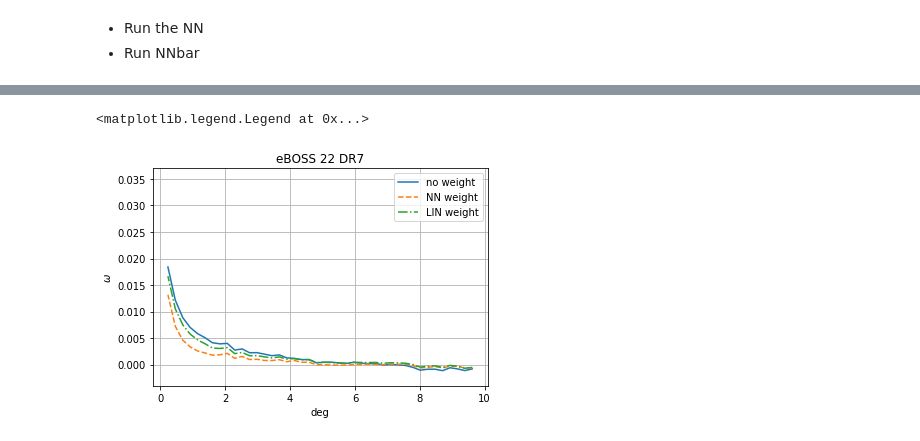
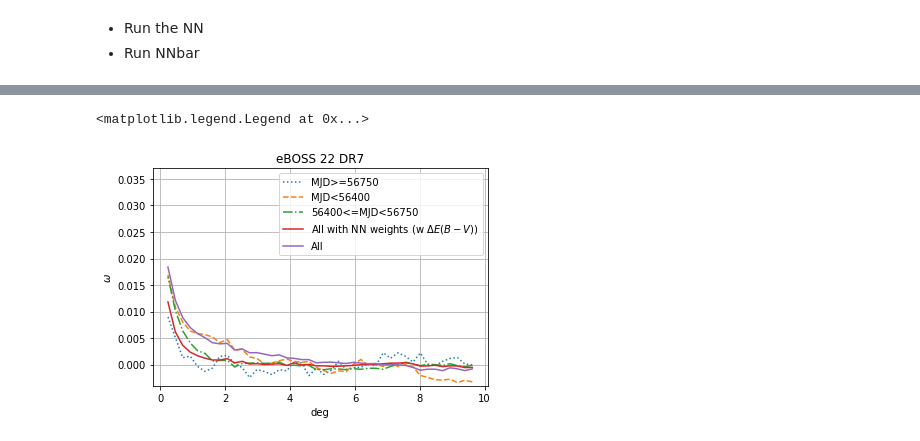
Before and after one commit to mehdirezaie/eboss, a Jupyter notebook: eBOSS-DR7.ipynb, the cells around one changed output, grey strips where cells are left out. Drawn from its saved outputs; the diff is of its cells as text; code cells hidden in the pictures.

```diff
--- a/eBOSS-DR7.ipynb
+++ b/eBOSS-DR7.ipynb
@@ -121,0 +323,7 @@ sys hppsfsize_z    :  mean :      1.135, std:     0.085
+# %%
+r     = hp.read_map(scratch + 'eboss/eBOSS_DR7/random.256.fits', verbose=False)
+g     = hp.read_map(scratch + 'eboss/eBOSS_DR7/eBOSSDR7.256.fits', verbose=False)
+mask  = hp.read_map(scratch + 'eboss/eBOSS_DR7/hpmask.256.fits', verbose=False).astype('bool')
+delta = np.zeros_like(r)*np.nan
+avg   = g[mask].sum()/r[mask].sum()
+delta[mask] = g[mask]/(r[mask]*avg) - 1
@@ -166,0 +514,23 @@ import numpy as np
+# %%
+d = np.load('/Volumes/TimeMachine/data/eboss/eBOSS_DR7/clustering-dec27/cl_now.npy').item()
+dw= np.load('/Volumes/TimeMachine/data/eboss/eBOSS_DR7/clustering-dec27/cl_nn.npy').item()
+dwd= np.load('/Volumes/TimeMachine/data/eboss/eBOSS_DR7/clustering/cl_nnwdebv.npy').item()
+dl= np.load('/Volumes/TimeMachine/data/eboss/eBOSS_DR7/clustering-dec27/cl_lin.npy').item()
+lth, clth = np.loadtxt('/Users/rezaie/github/DESILSS/tests/lssdata/fftlog.out', usecols=(0,1), unpack=True)
+
+l = ['no weight', 'NN weight', 'LIN weight', 'NN weight w dEBV']
+ls=['-', '--', '-.', '-']
+for i,di in enumerate([d, dw, dl, dwd]):
+    plt.plot(np.arange(di['auto'].size), di['auto'], label=l[i], ls=ls[i])
+
+plt.plot(lth, 1.e4*clth, 'k-')
+plt.xlabel('l')
+plt.ylabel(r'$C_{l}$')
+plt.title('eBOSS 22 DR7')
+# plt.ylim(-0.004, 0.037)
+plt.xscale('log')
+plt.yscale('log')
+plt.ylim(1.e-3, 1)
+plt.xlim(1, 1000)
+plt.grid()
+plt.legend()
@@ -166,0 +542,3 @@ import numpy as np
+# %%
+pcs = glob('/Volumes/TimeMachine/data/eboss/eBOSS_DR7/clustering/ebossdr7xi_2pc*')
+pcs
@@ -167,18 +550,18 @@ import numpy as np
 # %%
-d = np.load('/Volumes/TimeMachine/data/eboss/eBOSS_DR7/clustering/ebossdr7xi_2pc_nside_256_njack_0.npy').item()
-dw= np.load('/Volumes/TimeMachine/data/eboss/eBOSS_DR7/clustering/ebossdr7xi_2pc_wnn_nside_256_njack_0.npy').item()
-dl= np.load('/Volumes/TimeMachine/data/eboss/eBOSS_DR7/clustering/ebossdr7xi_2pc_wlin_nside_256_njack_0.npy').item()
+d = np.load('/Volumes/TimeMachine/data/eboss/eBOSS_DR7/clustering-dec27/ebossdr7xi_2pc_nside_256_njack_0.npy').item()
 # %%
-l = ['no weight', 'NN weight', 'LIN weight']
-ls=['-', '--', '-.']
-for i,di in enumerate([d, dw, dl]):
+l = ['MJD>=56750', 'MJD<56400', '56400<=MJD<56750', r'All with NN weights (w $\Delta E(B-V)$)']
+ls=[':','--','-.', '-']
+for i,pcf in enumerate(pcs):
+    di = np.load(pcf).item()
     plt.plot(np.degrees(di['t'][1:]), di['w'][0]/di['w'][1], label=l[i], ls=ls[i])
+plt.plot(np.degrees(d['t'][1:]), d['w'][0]/d['w'][1], label='All')
 plt.xlabel('deg')
 plt.ylabel(r'$\omega$')
 plt.title('eBOSS 22 DR7')
 plt.ylim(-0.004, 0.037)
 plt.grid()
 plt.legend()
 # %% [output]
 <matplotlib.legend.Legend at 0x...>
-[figure, old version]
+[figure, new version]
```
Also changed, not shown: parts of 28 cells of this notebook, 2 other files.
